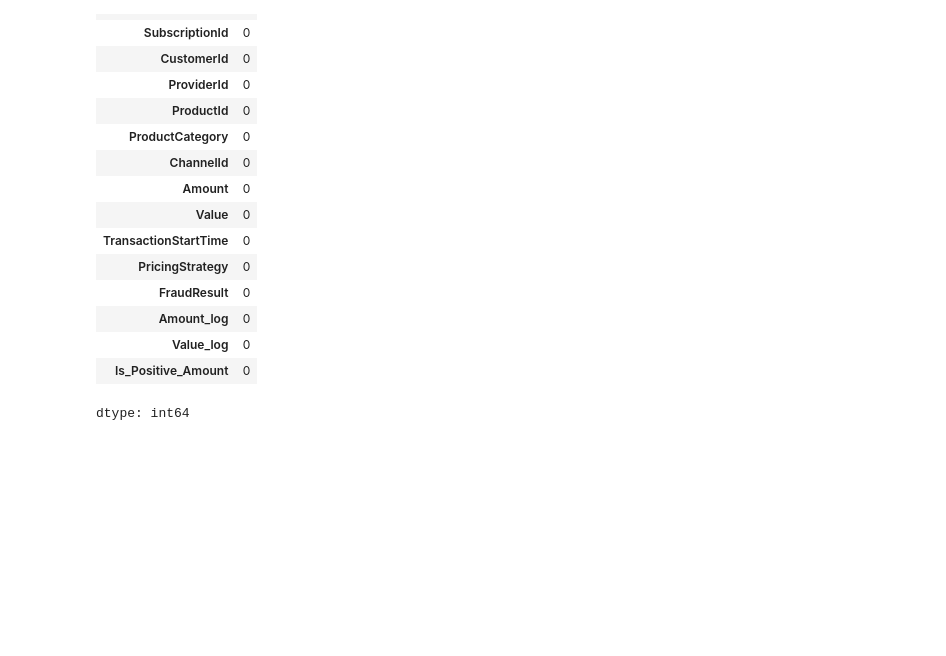
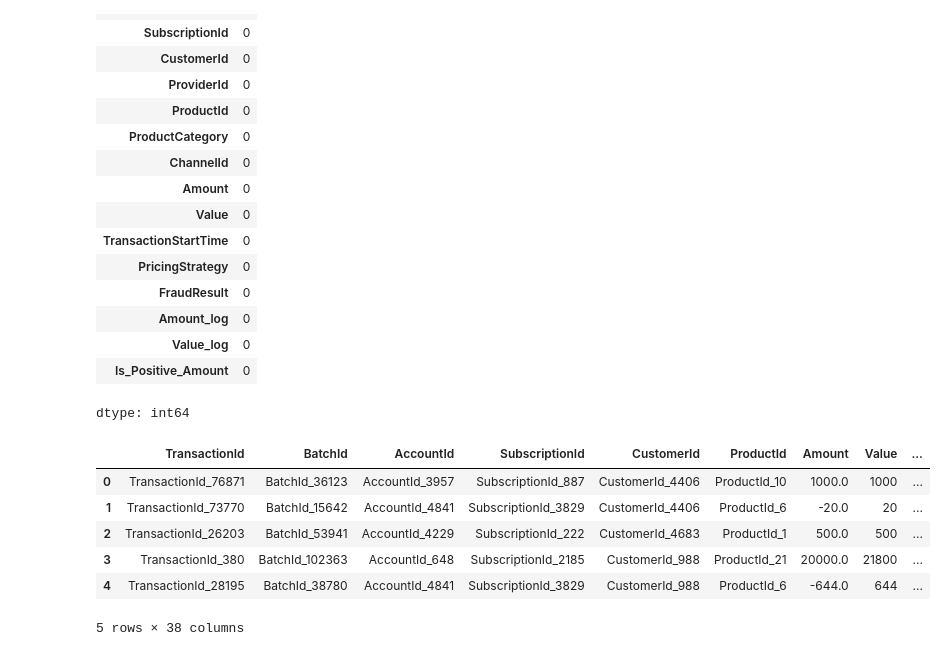
Before and after one commit to SaraFedlu/Credit-Risk-Modeling, a Jupyter notebook: notebooks/feature_engineering.ipynb, the cells around one changed output. Cells and saved outputs as stored; diff of their text form; code cells hidden in the pictures; blank space fills up the shorter version.

Commit message:
perform encoding and some feature engineering

```diff
--- a/notebooks/feature_engineering.ipynb
+++ b/notebooks/feature_engineering.ipynb
@@ -60,3 +60,41 @@ data.isnull().sum()
 | Value_log | 0 |
 | Is_Positive_Amount | 0 |
 dtype: int64
+# %%
+# Aggregate Features
+agg_features = data.groupby('CustomerId')['Amount'].agg([
+    ('Total_Transaction_Amount', 'sum'),
+    ('Avg_Transaction_Amount', 'mean'),
+    ('Transaction_Count', 'count'),
+    ('Std_Transaction_Amount', 'std')
+]).reset_index()
+# %%
+data = data.merge(agg_features, on='CustomerId', how='left')
+# %%
+# Convert TransactionStartTime to datetime
+data['TransactionStartTime'] = pd.to_datetime(data['TransactionStartTime'])
+
+# Extract features
+data['Transaction_Hour'] = data['TransactionStartTime'].dt.hour
+data['Transaction_Day'] = data['TransactionStartTime'].dt.day
+data['Transaction_Month'] = data['TransactionStartTime'].dt.month
+data['Transaction_Year'] = data['TransactionStartTime'].dt.year
+# %%
+# Label Encoding for ordinal encoding
+label_encoder = LabelEncoder()
+categorical_cols = ['ProviderId', 'ProductCategory', 'ChannelId']
+for col in categorical_cols:
+    data[col + '_Encoded'] = label_encoder.fit_transform(data[col])
+
+# One-Hot Encoding
+data = pd.get_dummies(data, columns=categorical_cols, drop_first=True)
+# %%
+data.head()
+# %% [output]
+|  | TransactionId | BatchId | AccountId | SubscriptionId | CustomerId | ProductId | Amount | Value | ... |
+| 0 | TransactionId_76871 | BatchId_36123 | AccountId_3957 | SubscriptionId_887 | CustomerId_4406 | ProductId_10 | 1000.0 | 1000 | ... |
+| 1 | TransactionId_73770 | BatchId_15642 | AccountId_4841 | SubscriptionId_3829 | CustomerId_4406 | ProductId_6 | -20.0 | 20 | ... |
+| 2 | TransactionId_26203 | BatchId_53941 | AccountId_4229 | SubscriptionId_222 | CustomerId_4683 | ProductId_1 | 500.0 | 500 | ... |
+| 3 | TransactionId_380 | BatchId_102363 | AccountId_648 | SubscriptionId_2185 | CustomerId_988 | ProductId_21 | 20000.0 | 21800 | ... |
+| 4 | TransactionId_28195 | BatchId_38780 | AccountId_4841 | SubscriptionId_3829 | CustomerId_988 | ProductId_6 | -644.0 | 644 | ... |
+5 rows × 38 columns
```
Also changed, not shown: parts of 3 cells of this notebook.
